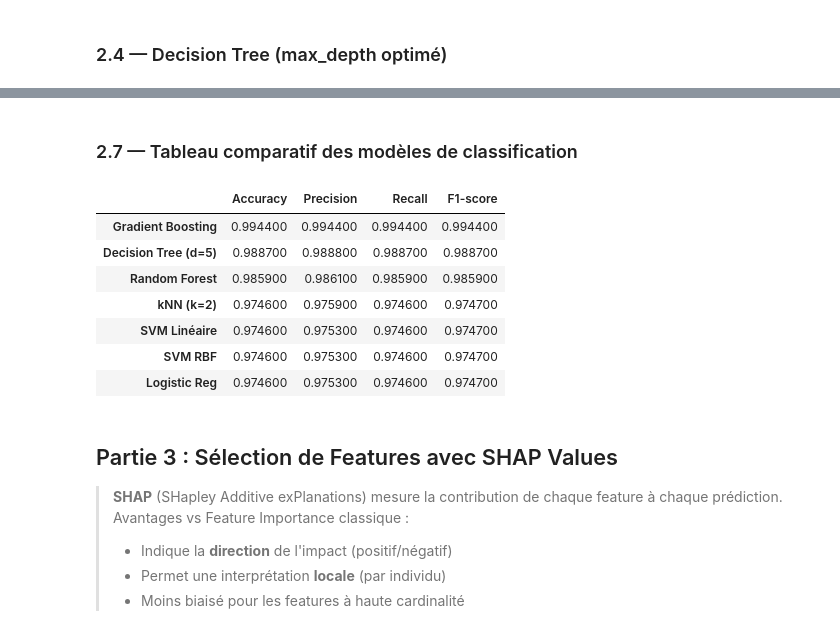
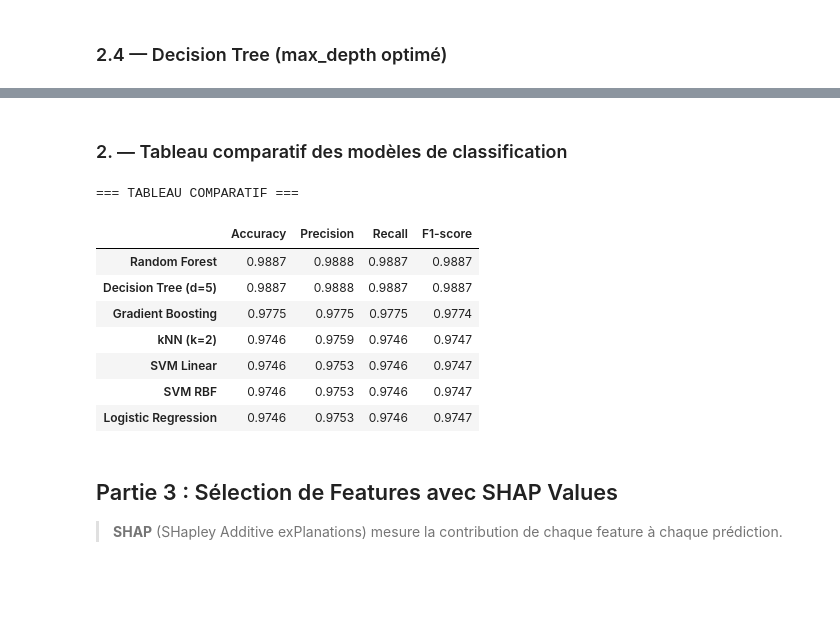
Before and after one commit to baccarifarah/eco-smart-classifier, a Jupyter notebook: src/modeling/classification.ipynb, the cells around one changed output, grey strips where cells are left out. Saved outputs shown, nothing was run; the diff lists cells and outputs as text; code cells hidden in the pictures; blank space fills up the shorter version.

Commit message:
classification update

```diff
--- a/src/modeling/classification.ipynb
+++ b/src/modeling/classification.ipynb
@@ -58,6 +55,10 @@ Imports reussis.
 > **Ratio** : 70% Train | 15% Validation | 15% Test
 > **Stratification** sur `Categorie` pour préserver la distribution des classes.
 > Le **set de validation** sert au tuning, le **test** à l'évaluation finale.
+# %%
+import pandas as pd
+
+df_clean = pd.read_csv("../data/df_clean.csv")
 # %%
 feature_cols = ['Poids', 'Volume','Opacite','Conductivite']
 # %%
@@ -356,34 +419,36 @@ print(f"[Test] Logistic Reg -- Acc: {lr_acc:.4f} | Prec: {lr_prec:.4f} | Rec: {l
 # %% [markdown]
-### 2.7 — Tableau comparatif des modèles de classification
+### 2. — Tableau comparatif des modèles de classification
 # %%
-# ========== TABLEAU COMPARATIF DES MODÈLES ==========
 results_clf = pd.DataFrame({
-    'Accuracy': [rf_acc, gbc_acc, knn_acc, dt_acc, svm_l_acc, svm_k_acc, lr_acc],
-    'Precision': [rf_prec, gbc_prec, knn_prec, dt_prec, svm_l_prec, svm_k_prec, lr_prec],
-    'Recall': [rf_rec, gbc_rec, knn_rec, dt_rec, svm_l_rec, svm_k_rec, lr_rec],
-    'F1-score': [rf_f1, gbc_f1, knn_f1, dt_f1, svm_l_f1, svm_k_f1, lr_f1],
-}, index=['Random Forest', 'Gradient Boosting', f'kNN (k={best_k})',
-          f'Decision Tree (d={best_depth})', 'SVM Linéaire', 'SVM RBF', 'Logistic Reg']
-).round(4).sort_values('F1-score', ascending=False)
+    'Accuracy': [rf_acc, gbcl_acc, knn_acc, dt_acc, svm_l_acc, svm_rbf_acc, lr_acc],
+    'Precision': [rf_prec, gbcl_prec, knn_prec, dt_prec, svm_l_prec, svm_rbf_prec, lr_prec],
+    'Recall': [rf_rec, gbcl_rec, knn_rec, dt_rec, svm_l_rec, svm_rbf_rec, lr_rec],
+    'F1-score': [rf_f1, gbcl_f1, knn_f1, dt_f1, svm_l_f1, svm_rbf_f1, lr_f1],
+}, index=[
+    'Random Forest',
+    'Gradient Boosting',
+    f'kNN (k={best_k})',
+    f'Decision Tree (d=5)',
+    'SVM Linear',
+    'SVM RBF',
+    'Logistic Regression'
+]).round(4).sort_values('F1-score', ascending=False)
 
-display(results_clf.style.highlight_max(axis=0, color='lightgreen')
-                         .highlight_min(axis=0, color='lightyellow'))
+print("\n=== TABLEAU COMPARATIF ===")
+display(results_clf)
 # %% [output]
+=== TABLEAU COMPARATIF ===
 |  | Accuracy | Precision | Recall | F1-score |
-| Gradient Boosting | 0.994400 | 0.994400 | 0.994400 | 0.994400 |
-| Decision Tree (d=5) | 0.988700 | 0.988800 | 0.988700 | 0.988700 |
-| Random Forest | 0.985900 | 0.986100 | 0.985900 | 0.985900 |
-| kNN (k=2) | 0.974600 | 0.975900 | 0.974600 | 0.974700 |
-| SVM Linéaire | 0.974600 | 0.975300 | 0.974600 | 0.974700 |
-| SVM RBF | 0.974600 | 0.975300 | 0.974600 | 0.974700 |
-| Logistic Reg | 0.974600 | 0.975300 | 0.974600 | 0.974700 |
+| Random Forest | 0.9887 | 0.9888 | 0.9887 | 0.9887 |
+| Decision Tree (d=5) | 0.9887 | 0.9888 | 0.9887 | 0.9887 |
+| Gradient Boosting | 0.9775 | 0.9775 | 0.9775 | 0.9774 |
+| kNN (k=2) | 0.9746 | 0.9759 | 0.9746 | 0.9747 |
+| SVM Linear | 0.9746 | 0.9753 | 0.9746 | 0.9747 |
+| SVM RBF | 0.9746 | 0.9753 | 0.9746 | 0.9747 |
+| Logistic Regression | 0.9746 | 0.9753 | 0.9746 | 0.9747 |
 # %% [markdown]
 
 ## Partie 3 : Sélection de Features avec SHAP Values
 
 > **SHAP** (SHapley Additive exPlanations) mesure la contribution de chaque feature à chaque prédiction.
-> Avantages vs Feature Importance classique :
-> - Indique la **direction** de l'impact (positif/négatif)
-> - Permet une interprétation **locale** (par individu)
-> - Moins biaisé pour les features à haute cardinalité
 # %%
```
Also changed, not shown: parts of 24 cells of this notebook.
